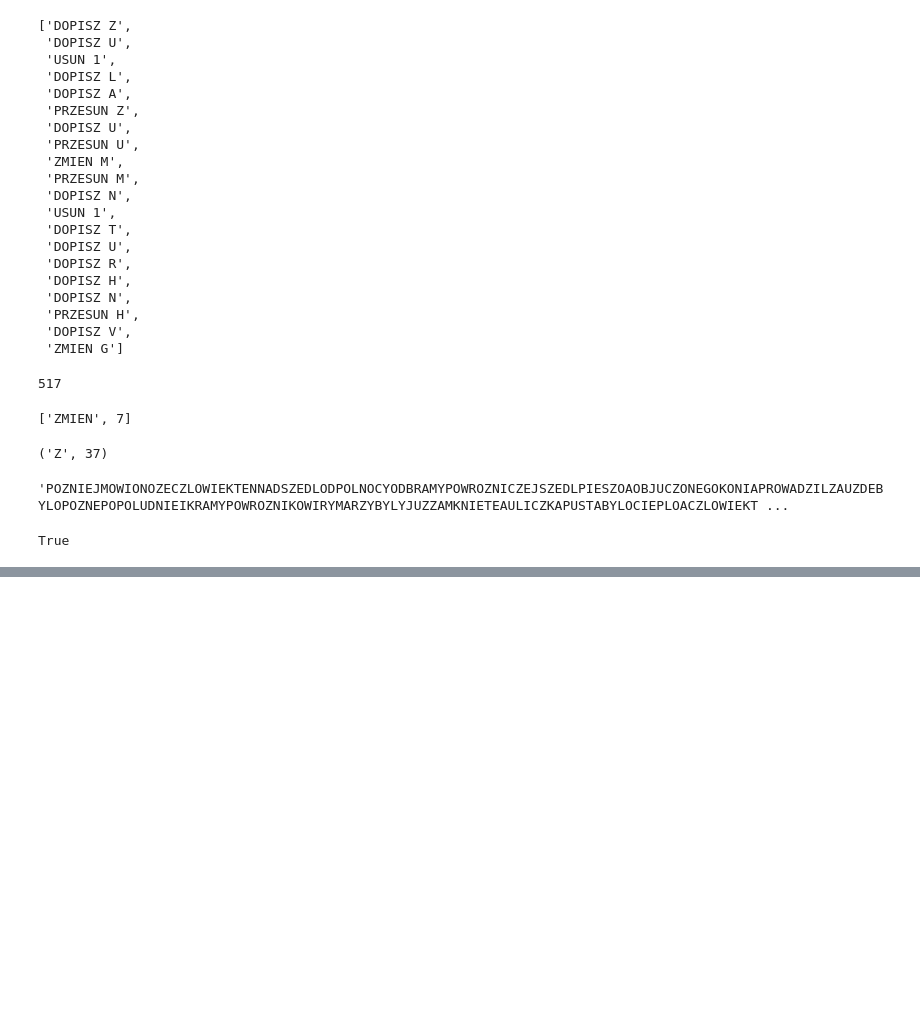
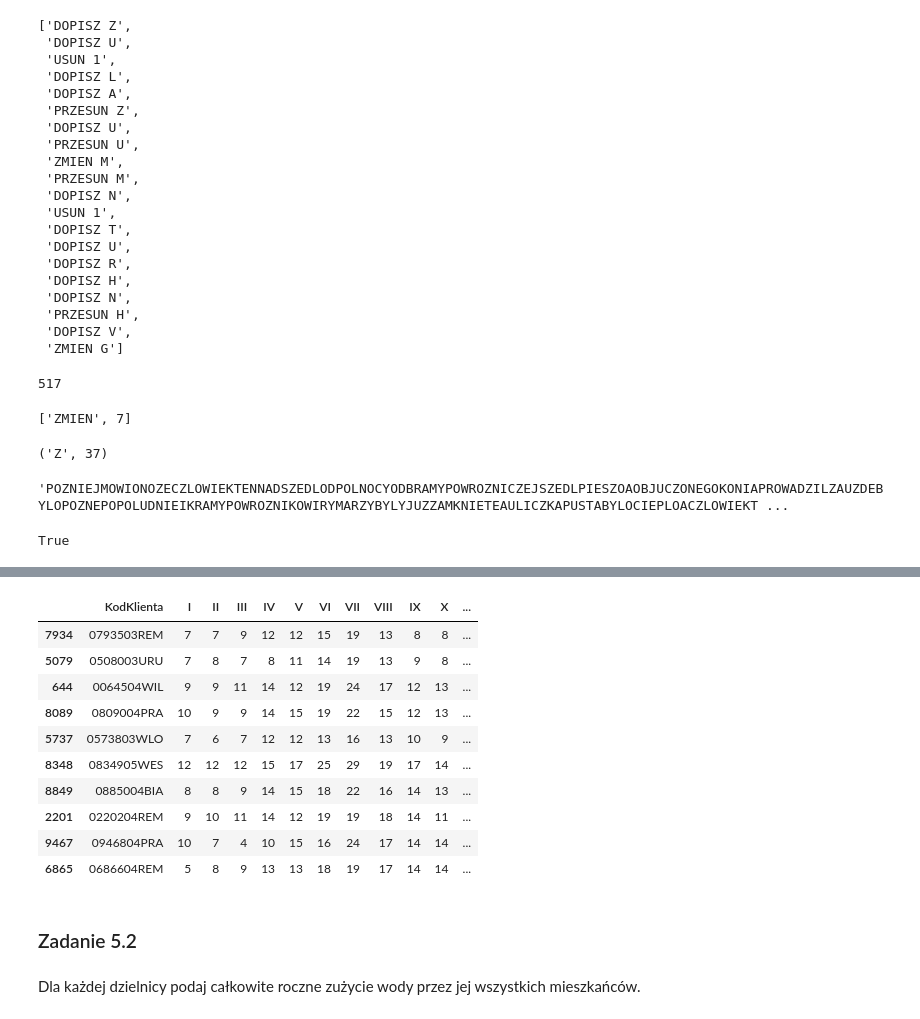
Before and after one commit to AnalitykEduPL/matura_python, a Jupyter notebook: Rozwiazania_2021.ipynb, the cells around one changed output, grey strips where cells are left out. Saved outputs shown, nothing was run; the diff lists cells and outputs as text; code cells hidden in the pictures; blank space fills up the shorter version.

```diff
--- a/Rozwiazania_2021.ipynb
+++ b/Rozwiazania_2021.ipynb
@@ -129,0 +182,4 @@ True
+# %%
+data['ilosc_osob']=data['KodKlienta'].str[5:7].astype('int')
+# %%
+data['dzielnica']=data['KodKlienta'].str[7:10]
@@ -129,0 +195,24 @@ True
+# %%
+data['roczne_zuzycie'] = data.I + data.II + data.III + data.IV + data.V + data.VI+data.VII+data.VIII+data.IX+data.X+data.XI+data.XII
+# %%
+data['srednie_na_osobe']=data['roczne_zuzycie']/data['ilosc_osob']
+data['srednie_na_osobe']=data.srednie_na_osobe.round(2)
+# %%
+data_5_1 = data.sort_values(by='srednie_na_osobe', ascending=False)
+data_5_1[:10]
+# %% [output]
+|  | KodKlienta | I | II | III | IV | V | VI | VII | VIII | IX | X | ... |
+| 7934 | 0793503REM | 7 | 7 | 9 | 12 | 12 | 15 | 19 | 13 | 8 | 8 | ... |
+| 5079 | 0508003URU | 7 | 8 | 7 | 8 | 11 | 14 | 19 | 13 | 9 | 8 | ... |
+| 644 | 0064504WIL | 9 | 9 | 11 | 14 | 12 | 19 | 24 | 17 | 12 | 13 | ... |
+| 8089 | 0809004PRA | 10 | 9 | 9 | 14 | 15 | 19 | 22 | 15 | 12 | 13 | ... |
+| 5737 | 0573803WLO | 7 | 6 | 7 | 12 | 12 | 13 | 16 | 13 | 10 | 9 | ... |
+| 8348 | 0834905WES | 12 | 12 | 12 | 15 | 17 | 25 | 29 | 19 | 17 | 14 | ... |
+| 8849 | 0885004BIA | 8 | 8 | 9 | 14 | 15 | 18 | 22 | 16 | 14 | 13 | ... |
+| 2201 | 0220204REM | 9 | 10 | 11 | 14 | 12 | 19 | 19 | 18 | 14 | 11 | ... |
+| 9467 | 0946804PRA | 10 | 7 | 4 | 10 | 15 | 16 | 24 | 17 | 14 | 14 | ... |
+| 6865 | 0686604REM | 5 | 8 | 9 | 13 | 13 | 18 | 19 | 17 | 14 | 14 | ... |
+# %% [markdown]
+### Zadanie 5.2
+# %% [markdown]
+Dla każdej dzielnicy podaj całkowite roczne zużycie wody przez jej wszystkich mieszkańców.
```
Also changed, not shown: parts of 34 cells of this notebook.
